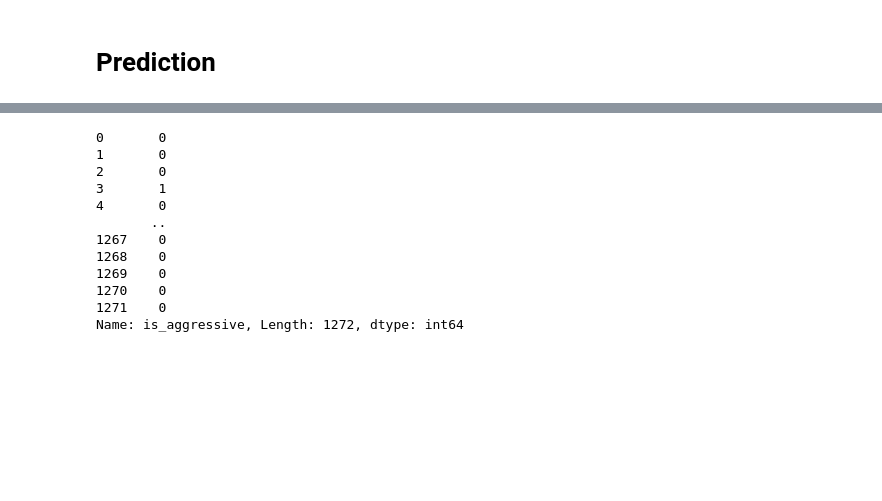
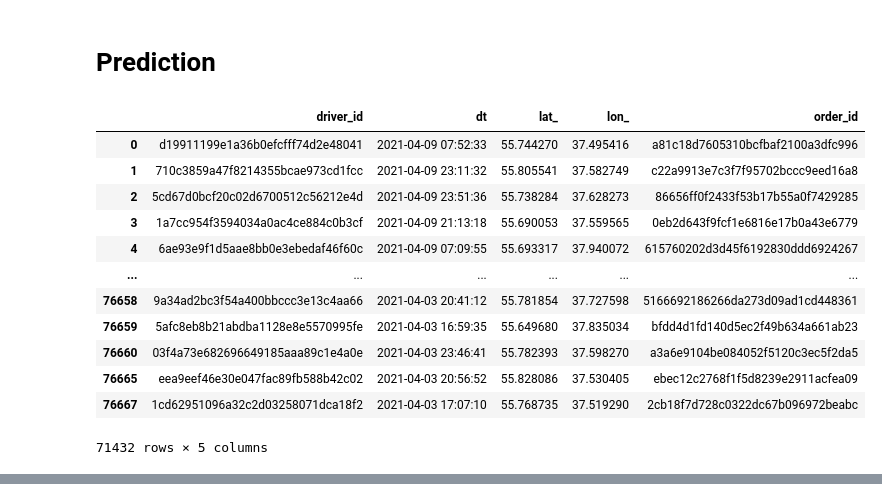
Before and after one commit to Egoluback/aiijc2021_transport, a Jupyter notebook: Model.ipynb, the cells around one changed output, grey strips where cells are left out. Cells and saved outputs as stored; diff of their text form; code cells hidden in the pictures; blank space fills up the shorter version.

Commit message:
added and fixed tracks model

```diff
--- a/Model.ipynb
+++ b/Model.ipynb
@@ -581,3 +703,19 @@ KeyboardInterrupt: ignored
 # %%
 X_test = pd.read_csv('/content/drive/MyDrive/aiijc_transport_simpleteam/data/base_files/labled_test_data.csv', index_col=0, sep='\t', comment='#')
 tracks_test = pd.read_csv('/content/drive/MyDrive/aiijc_transport_simpleteam/data/base_files/labled_test_tracks.csv', index_col=0, sep='\t', comment='#')
+# %%
+tracks_test
+# %% [output]
+|  | driver_id | dt | lat_ | lon_ | order_id |
+| 0 | d19911199e1a36b0efcfff74d2e48041 | 2021-04-09 07:52:33 | 55.744270 | 37.495416 | a81c18d7605310bcfbaf2100a3dfc996 |
+| 1 | 710c3859a47f8214355bcae973cd1fcc | 2021-04-09 23:11:32 | 55.805541 | 37.582749 | c22a9913e7c3f7f95702bccc9eed16a8 |
+| 2 | 5cd67d0bcf20c02d6700512c56212e4d | 2021-04-09 23:51:36 | 55.738284 | 37.628273 | 86656ff0f2433f53b17b55a0f7429285 |
+| 3 | 1a7cc954f3594034a0ac4ce884c0b3cf | 2021-04-09 21:13:18 | 55.690053 | 37.559565 | 0eb2d643f9fcf1e6816e17b0a43e6779 |
+| 4 | 6ae93e9f1d5aae8bb0e3ebedaf46f60c | 2021-04-09 07:09:55 | 55.693317 | 37.940072 | 615760202d3d45f6192830ddd6924267 |
+| ... | ... | ... | ... | ... | ... |
+| 76658 | 9a34ad2bc3f54a400bbccc3e13c4aa66 | 2021-04-03 20:41:12 | 55.781854 | 37.727598 | 5166692186266da273d09ad1cd448361 |
+| 76659 | 5afc8eb8b21abdba1128e8e5570995fe | 2021-04-03 16:59:35 | 55.649680 | 37.835034 | bfdd4d1fd140d5ec2f49b634a661ab23 |
+| 76660 | 03f4a73e682696649185aaa89c1e4a0e | 2021-04-03 23:46:41 | 55.782393 | 37.598270 | a3a6e9104be084052f5120c3ec5f2da5 |
+| 76665 | eea9eef46e30e047fac89fb588b42c02 | 2021-04-03 20:56:52 | 55.828086 | 37.530405 | ebec12c2768f1f5d8239e2911acfea09 |
+| 76667 | 1cd62951096a32c2d03258071dca18f2 | 2021-04-03 17:07:10 | 55.768735 | 37.519290 | 2cb18f7d728c0322dc67b096972beabc |
+71432 rows × 5 columns
@@ -602,17 +743,2 @@ result_series = pd.Series(model_semisupervised.predict(X_test))
 # %%
 result_series.name = 'is_aggressive'
-# %%
-result_series
-# %% [output]
-0       0
-1       0
-2       0
-3       1
-4       0
-       ..
-1267    0
-1268    0
-1269    0
-1270    0
-1271    0
-Name: is_aggressive, Length: 1272, dtype: int64
```
Also changed, not shown: parts of 37 cells of this notebook, 1 other file.
